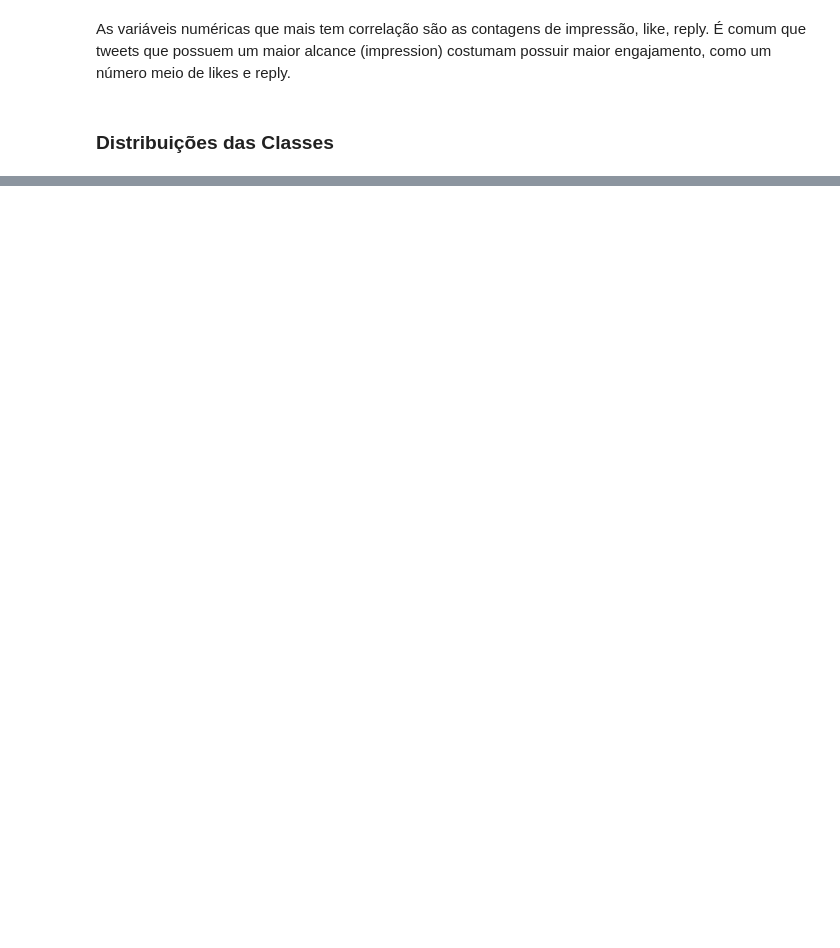
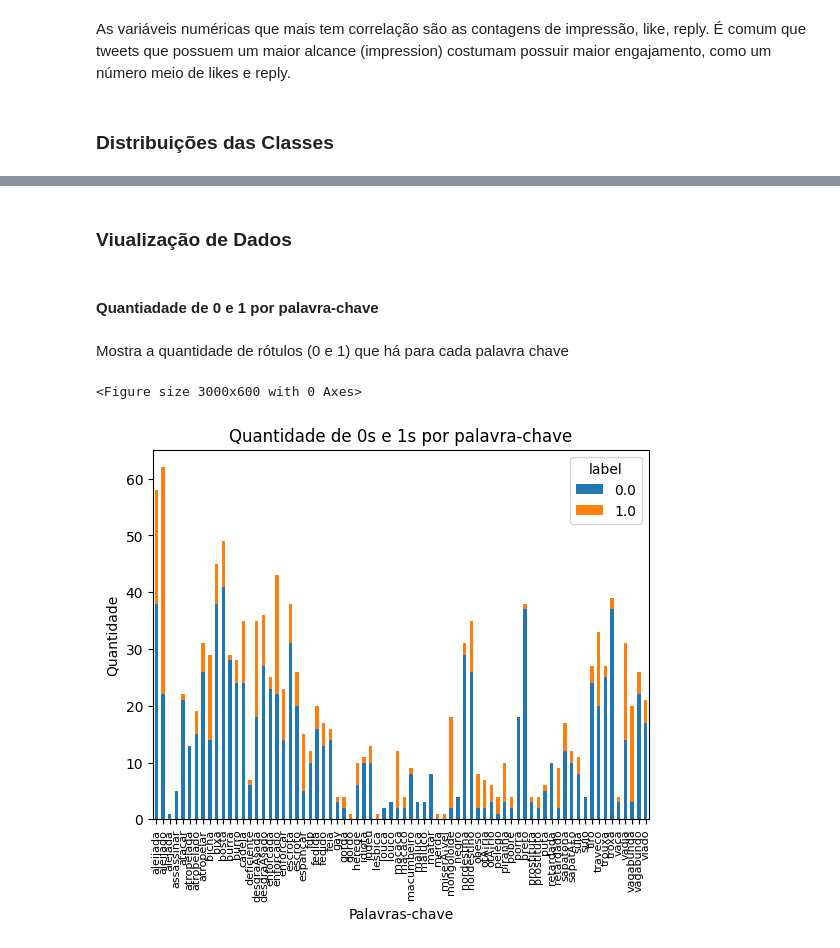
Before and after one commit to leomoreno8/classification-ti26s, a Jupyter notebook: analysis.ipynb, the cells around one changed output, grey strips where cells are left out. Cells and saved outputs as stored; diff of their text form; code cells hidden in the pictures; blank space fills up the shorter version.

```diff
--- a/analysis.ipynb
+++ b/analysis.ipynb
@@ -195,0 +194,24 @@ plt.show()
+# %% [markdown]
+### Viualização de Dados
+# %% [markdown]
+#### Quantiadade de 0 e 1 por palavra-chave
+# %% [markdown]
+Mostra a quantidade de rótulos (0 e 1) que há para cada palavra chave
+# %%
+data = df.groupby(['key', 'label']).size().unstack()
+
+# Define a largura da figura
+plt.figure(figsize=(30, 6))
+
+# Plota o gráfico de barras empilhadas
+ax = data.plot(kind='bar', stacked=True)
+
+# Configurações do gráfico
+ax.set_xticklabels(data.index, fontsize=8)
+ax.set_xlabel('Palavras-chave')
+ax.set_ylabel('Quantidade')
+ax.set_title('Quantidade de 0s e 1s por palavra-chave')
+plt.show()
+# %% [output]
+<Figure size 3000x600 with 0 Axes>
+[figure, added]
```
Also changed, not shown: parts of 12 cells of this notebook, 4 other files.
